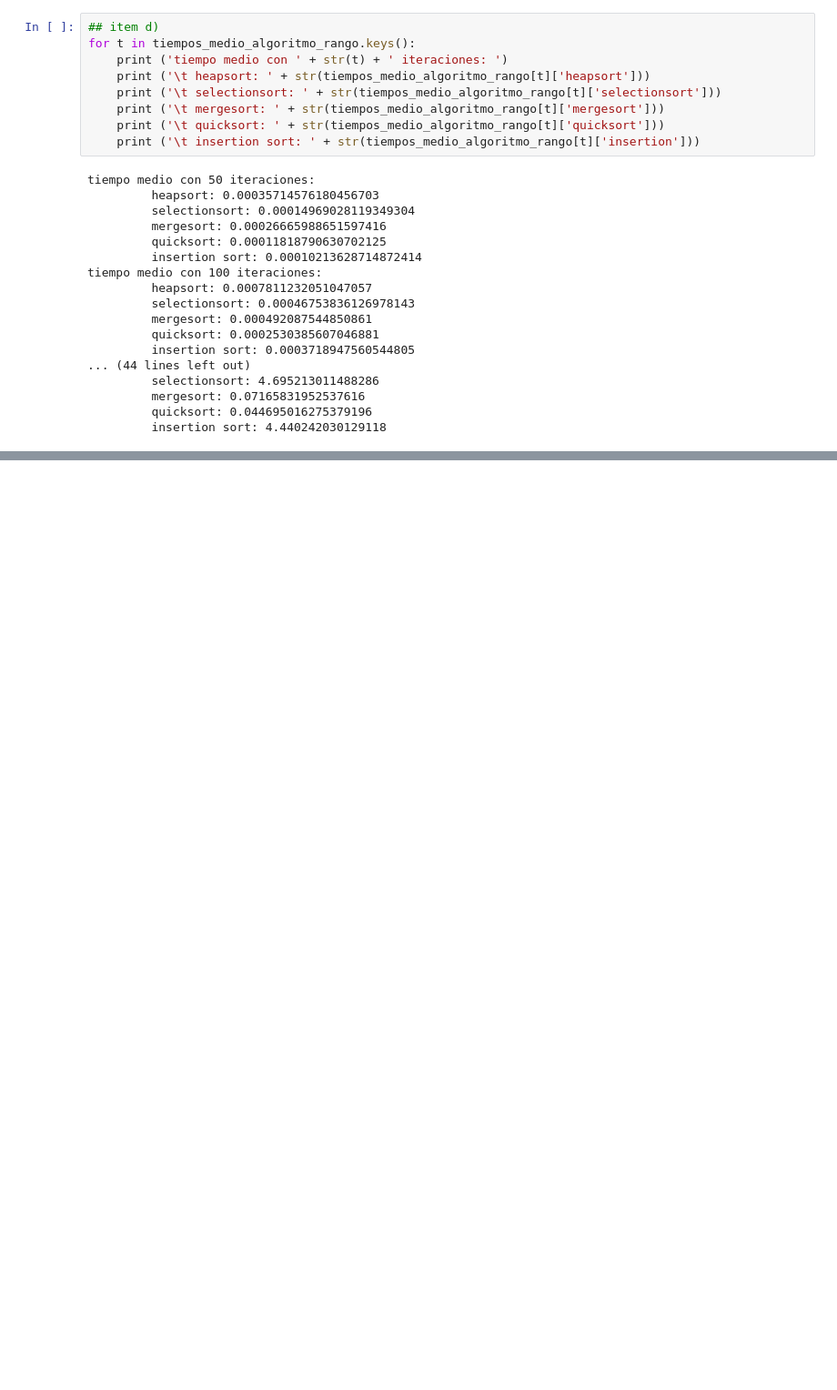
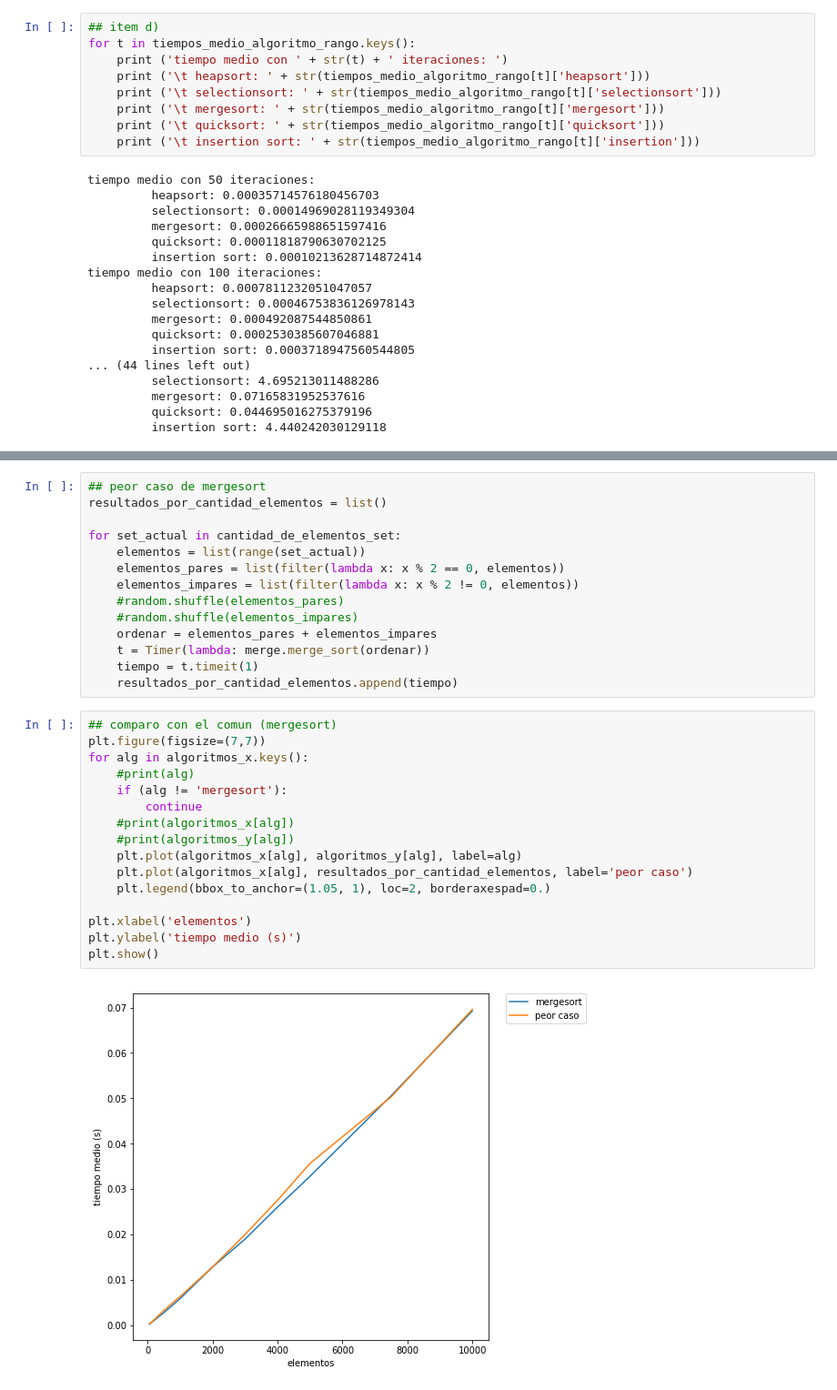
Before and after one commit to MartinAndu/TDA-1C2018, a Jupyter notebook: tp1/tp1_1.ipynb, the cells around one changed output, grey strips where cells are left out. Shown at 91% size. Saved outputs shown, nothing was run; the diff lists cells and outputs as text; blank space fills up the shorter version.

Commit message:
peores casos

```diff
--- a/tp1/tp1_1.ipynb
+++ b/tp1/tp1_1.ipynb
@@ -183,0 +184,32 @@ plt.show()
+# %%
+## peor caso de mergesort
+resultados_por_cantidad_elementos = list()
+
+for set_actual in cantidad_de_elementos_set:
+    elementos = list(range(set_actual))
+    elementos_pares = list(filter(lambda x: x % 2 == 0, elementos))
+    elementos_impares = list(filter(lambda x: x % 2 != 0, elementos))
+    #random.shuffle(elementos_pares)
+    #random.shuffle(elementos_impares)
+    ordenar = elementos_pares + elementos_impares
+    t = Timer(lambda: merge.merge_sort(ordenar))
+    tiempo = t.timeit(1)
+    resultados_por_cantidad_elementos.append(tiempo)
+# %%
+## comparo con el comun (mergesort)
+plt.figure(figsize=(7,7))
+for alg in algoritmos_x.keys():
+    #print(alg)
+    if (alg != 'mergesort'):
+        continue
+    #print(algoritmos_x[alg])
+    #print(algoritmos_y[alg])
+    plt.plot(algoritmos_x[alg], algoritmos_y[alg], label=alg)
+    plt.plot(algoritmos_x[alg], resultados_por_cantidad_elementos, label='peor caso')
+    plt.legend(bbox_to_anchor=(1.05, 1), loc=2, borderaxespad=0.)
+
+plt.xlabel('elementos')
+plt.ylabel('tiempo medio (s)')
+plt.show()
+# %% [output]
+[figure, added]
```
Also changed, not shown: parts of 7 cells of this notebook, 2 other files.
